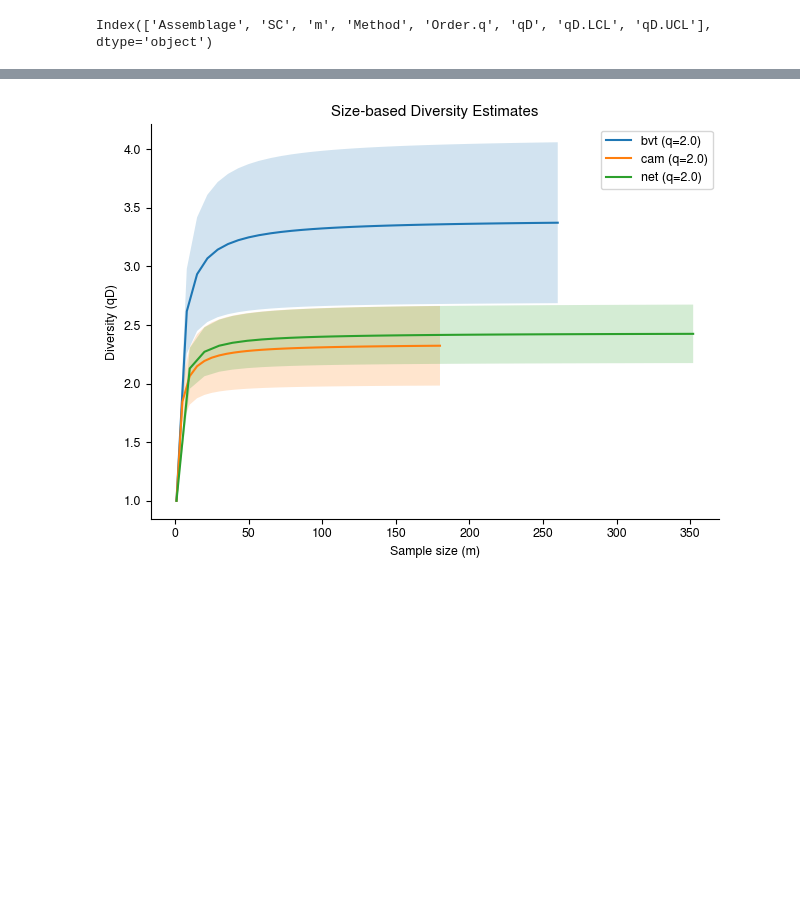
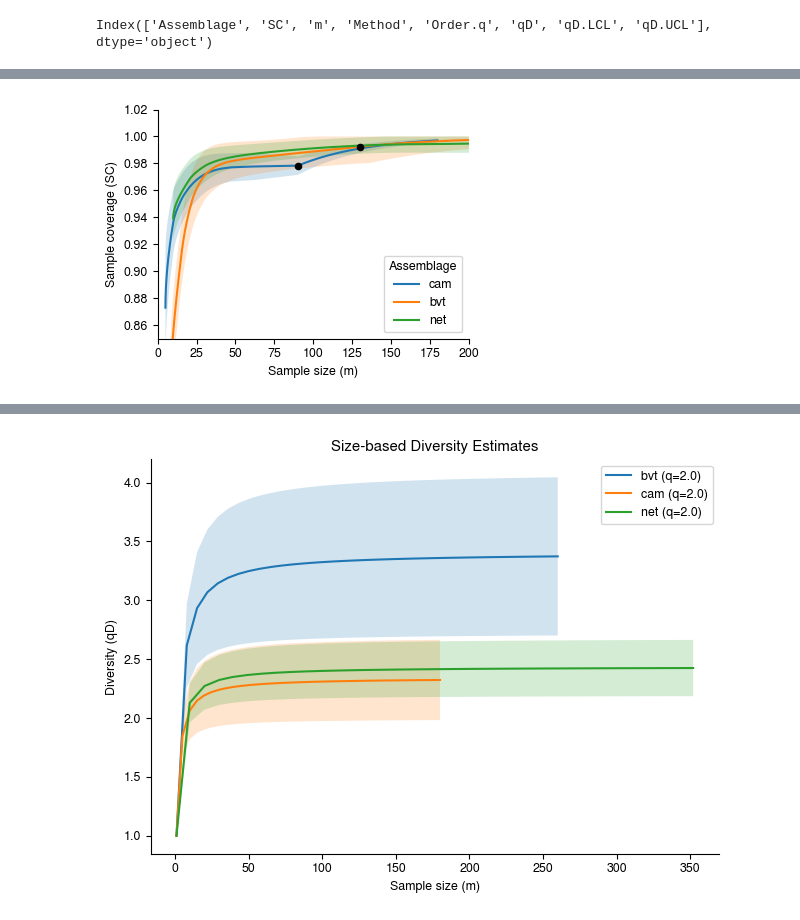
Before and after one commit to mparkergetz/bee_cam_data_processing, a Jupyter notebook: nb4_process_community_data.ipynb, the cells around one changed output, grey strips where cells are left out. Drawn from its saved outputs; the diff is of its cells as text; code cells hidden in the pictures; blank space fills up the shorter version.

```diff
--- a/nb4_process_community_data.ipynb
+++ b/nb4_process_community_data.ipynb
@@ -520,0 +496,66 @@ plt.savefig('figs/coverage_est.svg', format='svg')
+# %%
+
+# PARAMETERS
+order_q = 0   # choose which q to plot
+assemblages = size_est["Assemblage"].unique()
+
+fig, ax = plt.subplots(figsize=(4, 3))
+
+for assemblage in assemblages:
+    # Filter data for this assemblage & q
+    subdf = size_est[
+        (size_est["Order.q"] == order_q) &
+        (size_est["Assemblage"] == assemblage)
+    ].copy()
+
+    if subdf.empty:
+        continue
+
+    # Keep relevant columns
+    subdf = subdf[["Method", "m", "SC", "SC.LCL", "SC.UCL"]].dropna(subset=["SC", "m"])
+
+    # Sort by coverage (SC)
+    subdf = subdf.sort_values("SC")
+
+    # Drop duplicate SC values (keep largest m for each SC)
+    subdf = subdf.drop_duplicates(subset=["SC"], keep="last")
+
+    # Ensure strictly increasing SC (drop non-increasing points)
+    subdf = subdf[subdf["SC"].diff().fillna(0) > 0]
+
+    # Need at least 2 points to interpolate
+    if len(subdf) < 2:
+        continue
+
+    # Build PCHIP interpolators (SC -> m & CIs)
+    f_m = PchipInterpolator(subdf["SC"], subdf["m"])
+    f_lcl = PchipInterpolator(subdf["SC"], subdf["SC.LCL"])
+    f_ucl = PchipInterpolator(subdf["SC"], subdf["SC.UCL"])
+
+    # Build smooth SC grid **inside the loop**
+    SC_smooth = np.linspace(subdf["SC"].min(), subdf["SC"].max(), 200)
+    m_smooth  = f_m(SC_smooth)
+    lcl_smooth = f_lcl(SC_smooth)
+    ucl_smooth = f_ucl(SC_smooth)
+
+    # Plot smooth curve
+    ax.plot(m_smooth, SC_smooth, label=assemblage)
+
+    # Plot confidence ribbon
+    ax.fill_between(m_smooth, lcl_smooth, ucl_smooth, alpha=0.2)
+
+    # Mark observed point (optional)
+    obs = subdf[subdf["Method"] == "Observed"]
+    if not obs.empty:
+        ax.scatter(obs["m"], obs["SC"], color="black", s=20, zorder=5)
+
+# Axis formatting
+ax.set_xlabel("Sample size (m)")
+ax.set_ylabel("Sample coverage (SC)")
+ax.set_ylim(0.85, 1.02)
+ax.set_xlim(0, 200)
+ax.legend(title="Assemblage")
+plt.tight_layout()
+plt.show()
+# %% [output]
+[figure, added]
```
Also changed, not shown: parts of 9 cells of this notebook, 2 other files.
